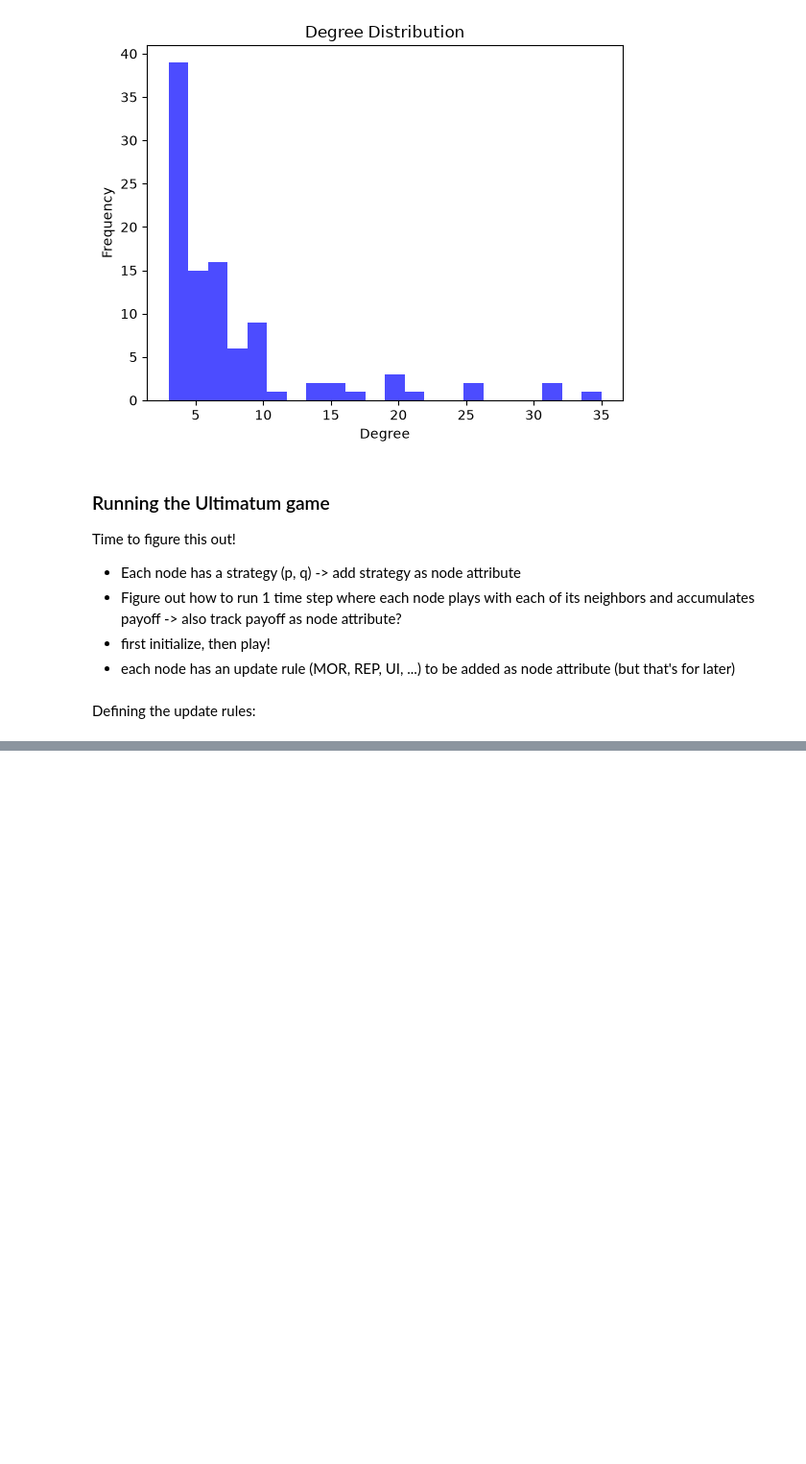
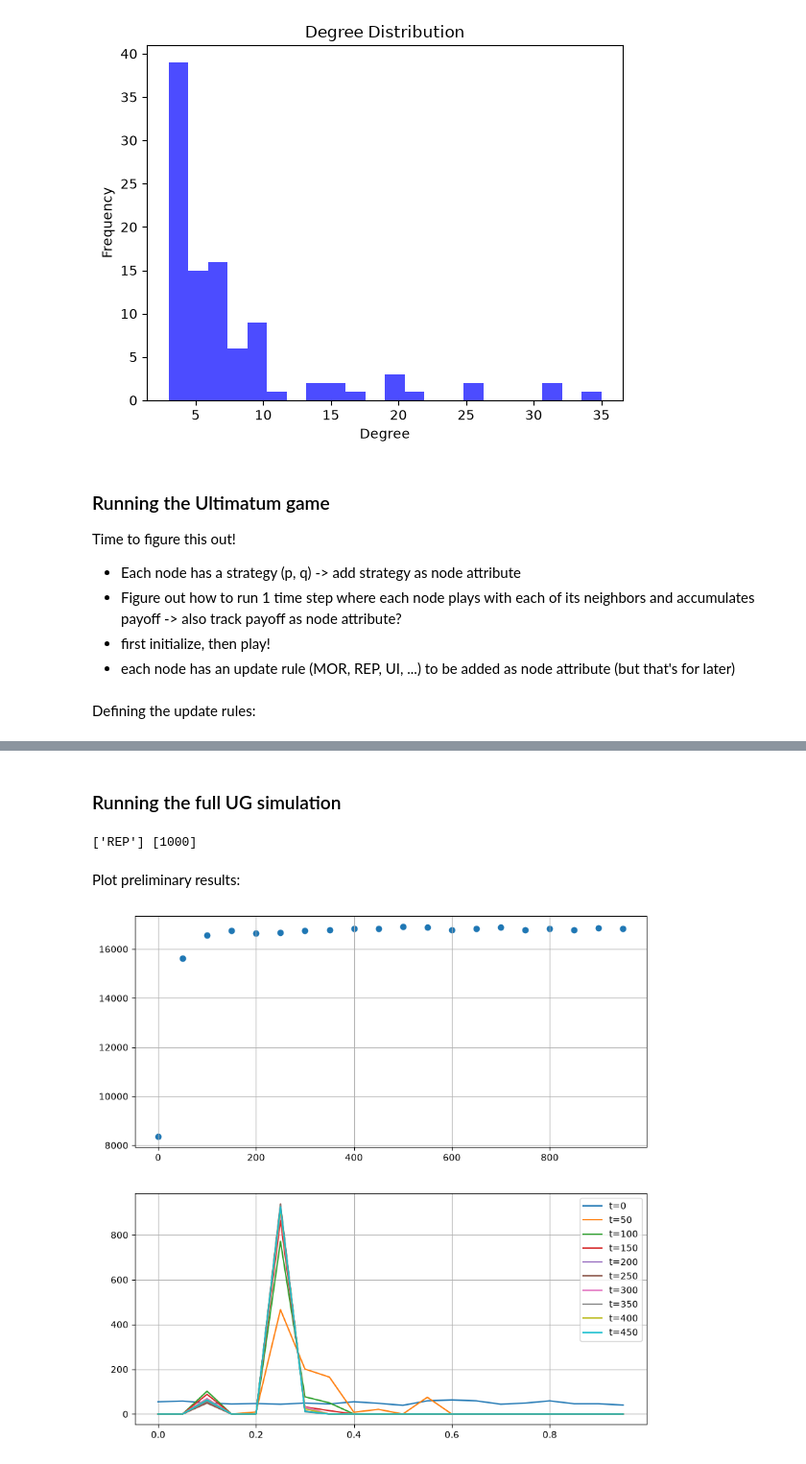
Before and after one commit to lm-schulze/PoCN_project, a Jupyter notebook: code/project_34/GT_playground.ipynb, the cells around one changed output, grey strips where cells are left out. Shown at 96% size. Cells and saved outputs as stored; diff of their text form; code cells hidden in the pictures; blank space fills up the shorter version.

Commit message:
✨ Implemented full UG simulation &quick plots of preliminary results

```diff
--- a/code/project_34/GT_playground.ipynb
+++ b/code/project_34/GT_playground.ipynb
@@ -264,0 +280,53 @@ MOR
+# %% [markdown]
+### Running the full UG simulation
+# %%
+def run_UG_simulation(G:nx.Graph,
+                      num_rounds=5000,
+                      update_rules=list(UPDATE_RULES_DICT.keys()),
+                      update_ratios=[1]*len(UPDATE_RULES_DICT.keys()),
+                      mode="independent",
+                      snapshot_frequency=100
+                      ):
+    # initialize UG
+    strategies, updates, payoffs = init_UG(G, update_rules, update_ratios, mode=mode)
+
+    # extract graph structure that can be reused
+    adj = nx.to_numpy_array(G)
+    degrees = list(G.degree())
+
+    results = []
+    for t in tqdm(range(num_rounds), desc="round"):
+        # extract result data every couple of rounds to see evolution
+        if t%snapshot_frequency == 0:
+            payoffs, strategies_new, updates_new = run_UG_step(G, return_snapshot=True)
+            results.append([t, payoffs, strategies_new, updates_new])
+        else: # skip the result extraction in all other rounds
+            run_UG_step(G)
+
+    return results
+# %%
+G = generate_mixed_network(N=1000)
+results = run_UG_simulation(G, update_rules=["REP"], update_ratios=[1], num_rounds=2000, snapshot_frequency=50)
+# takes ~ 1.5h rn, 3.58 rounds/s with 5k nodes, MOR vs REP 1:1
+# %% [output]
+['REP'] [1000]
+# %% [markdown]
+Plot preliminary results:
+# %%
+t = np.array([r[0] for r in results])
+total_payoff = np.array([sum(r[1].values()) for r in results])
+offers = np.array([[v[0] for v in r[2].values()] for r in results])
+
+fig, ax = plt.subplots(nrows=2, figsize=(10, 10))
+ax[0].scatter(t, total_payoff)
+for i, ps in enumerate(offers[::2]):
+    counts, edges = np.histogram(ps, bins=20, range=(0.0, 1.0))
+    ax[1].plot(edges[:-1], counts, label=f"t={t[i]}")
+
+ax[0].grid()
+ax[1].grid()
+ax[1].legend()
+
+plt.show()
+# %% [output]
+[figure, added]
```
Also changed, not shown: parts of 9 cells of this notebook.
